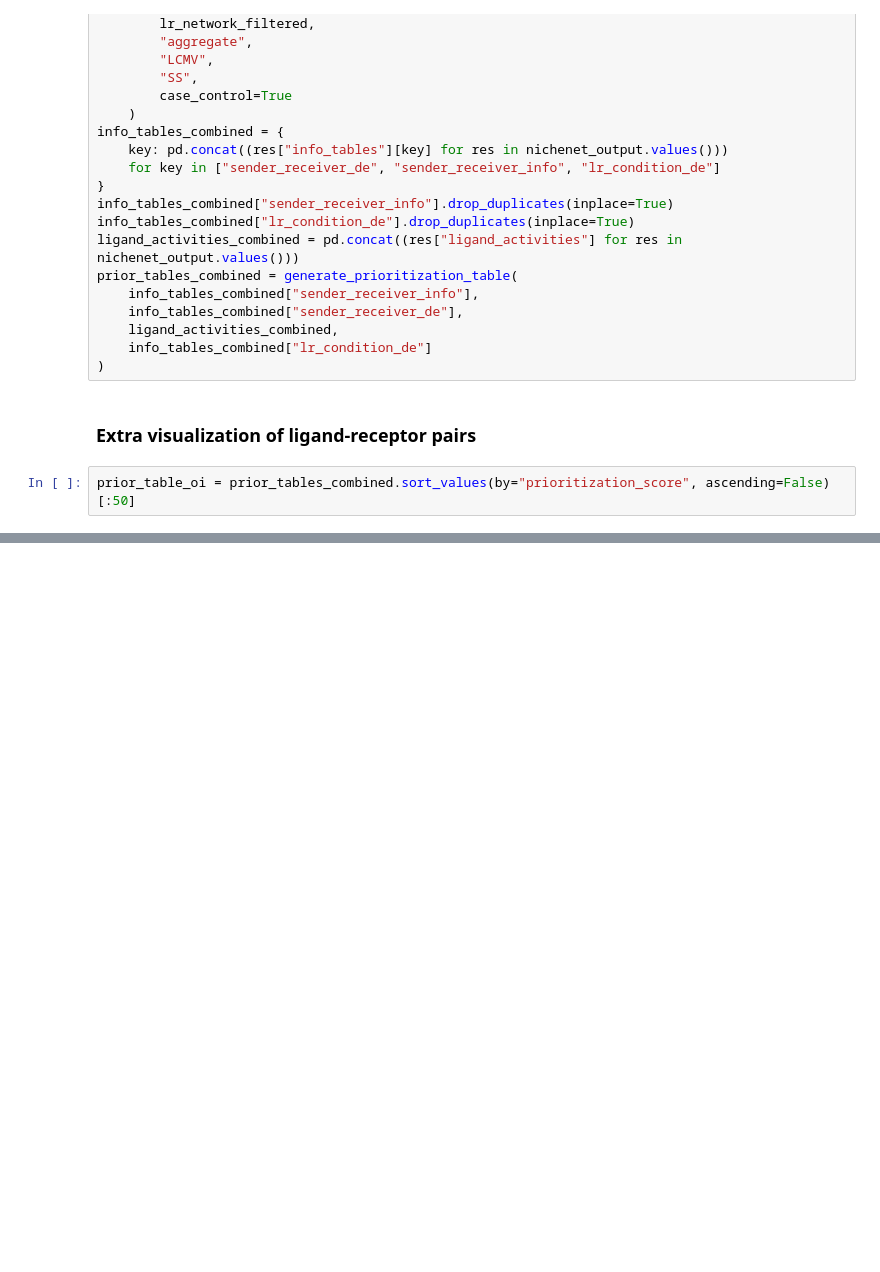
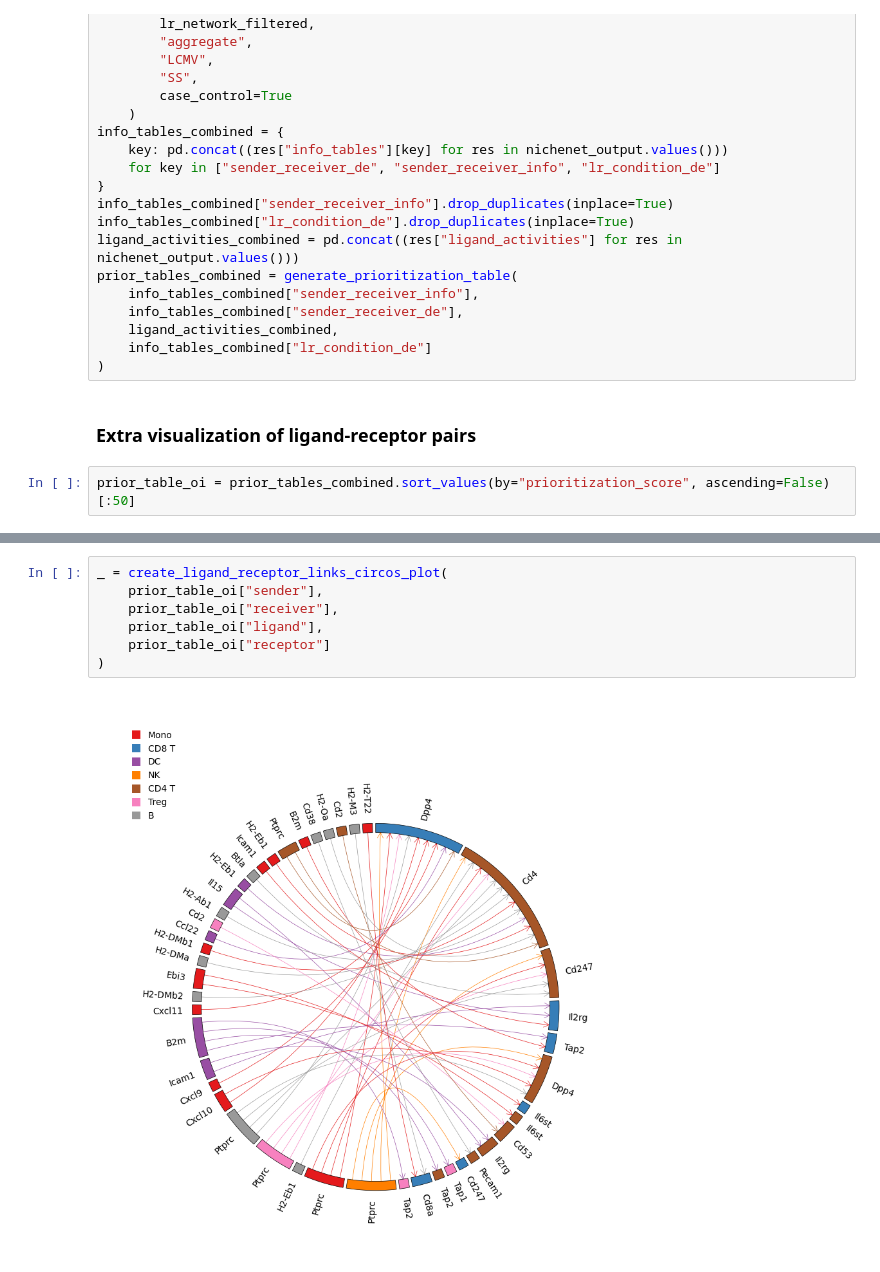
Before and after one commit to saeyslab/nichenetpy, a Jupyter notebook: notebooks/steps_prioritization.ipynb, the cells around one changed output, grey strips where cells are left out. Drawn from its saved outputs; the diff is of its cells as text; blank space fills up the shorter version.

Commit message:
circos plot wrapper

```diff
--- a/notebooks/steps_prioritization.ipynb
+++ b/notebooks/steps_prioritization.ipynb
@@ -349,0 +289,9 @@ _ = circos.ax.legend(
+# %%
+_ = create_ligand_receptor_links_circos_plot(
+    prior_table_oi["sender"],
+    prior_table_oi["receiver"],
+    prior_table_oi["ligand"],
+    prior_table_oi["receptor"]
+)
+# %% [output]
+[figure, added]
```
Also changed, not shown: parts of 2 cells of this notebook, 1 other file.
